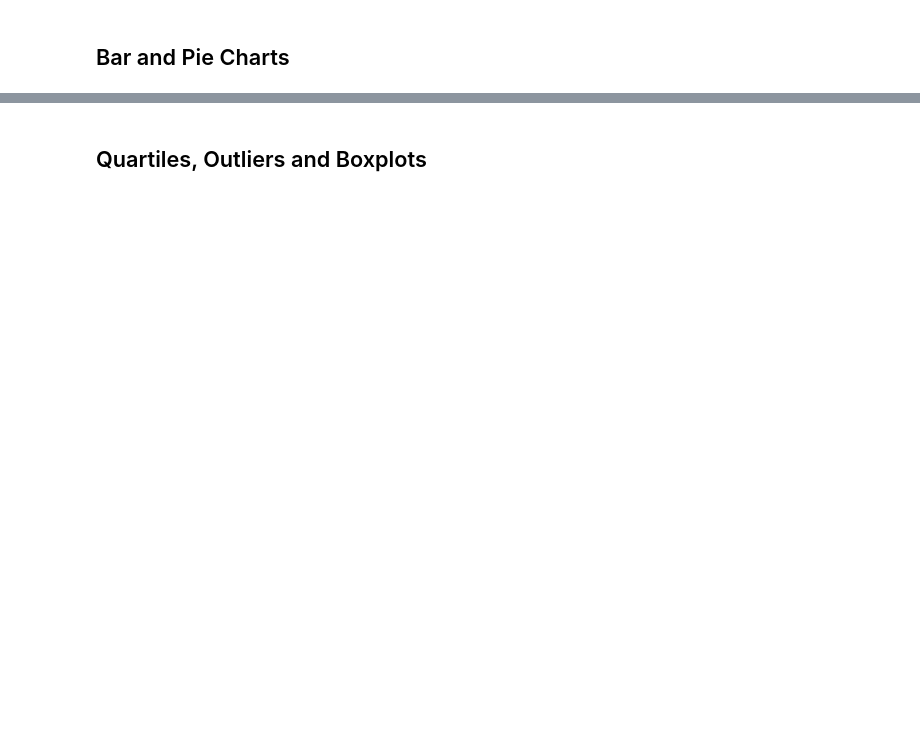
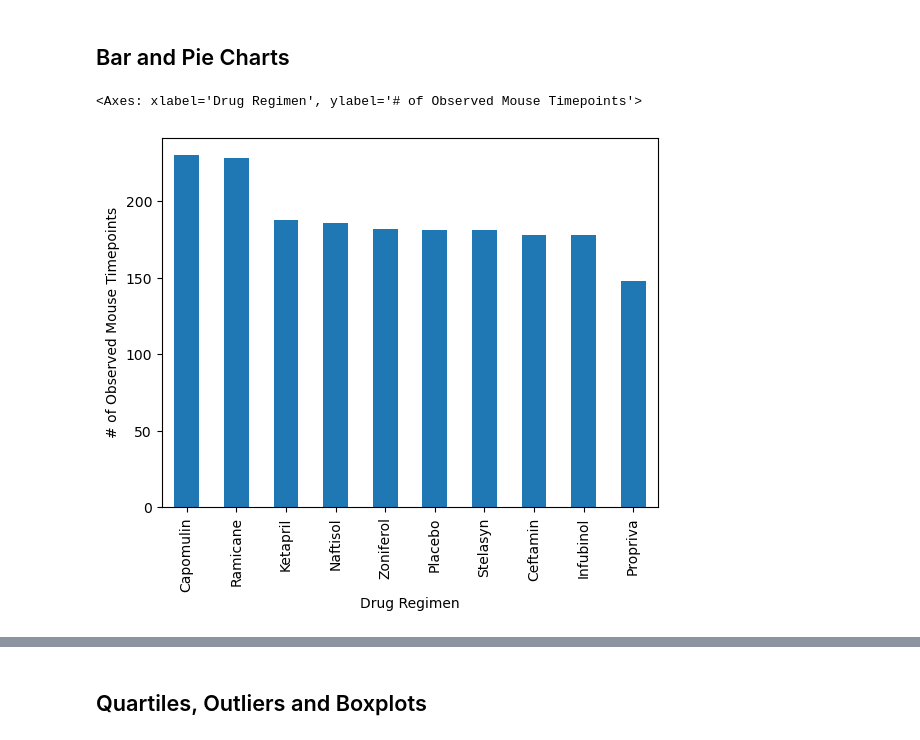
Before and after one commit to hanslegoh/matplotlib-challenge, a Jupyter notebook: Main Script.ipynb, the cells around one changed output, grey strips where cells are left out. Saved outputs shown, nothing was run; the diff lists cells and outputs as text; code cells hidden in the pictures; blank space fills up the shorter version.

```diff
--- a/Main Script.ipynb
+++ b/Main Script.ipynb
@@ -64,7 +65,8 @@ duplicate_id_all
 | 1592 | g989 | 35 | 62.570880 | 2 | Propriva | Female | 21 | ... |
 # %%
 # Create a clean DataFrame by dropping the duplicate mouse by its ID.
-mouse_study_complete[mouse_study_complete.duplicated()].drop_duplicates()
+mouse_study_complete.drop(mouse_study_complete[mouse_study_complete['Mouse ID'] == duplicate_id[0]].index, inplace=True)
+
 mouse_study_complete_clean = pd.DataFrame(mouse_study_complete)
 mouse_study_complete_clean.head()
 # %% [output]
@@ -103,5 +138,10 @@ len(check)
 ## Bar and Pie Charts
 # %%
 # Generate a bar plot showing the total number of rows (Mouse ID/Timepoints) for each drug regimen using Pandas.
+drug_regimen_groupby = mouse_study_complete_clean.groupby('Drug Regimen')
+drug_regimen_groupby['Timepoint'].count().sort_values(ascending=False).plot(kind='bar', ylabel='# of Observed Mouse Timepoints')
+# %% [output]
+<Axes: xlabel='Drug Regimen', ylabel='# of Observed Mouse Timepoints'>
+[figure, added]
 # %%
 # Generate a bar plot showing the total number of rows (Mouse ID/Timepoints) for each drug regimen using pyplot.
```
Also changed, not shown: parts of 10 cells of this notebook.
